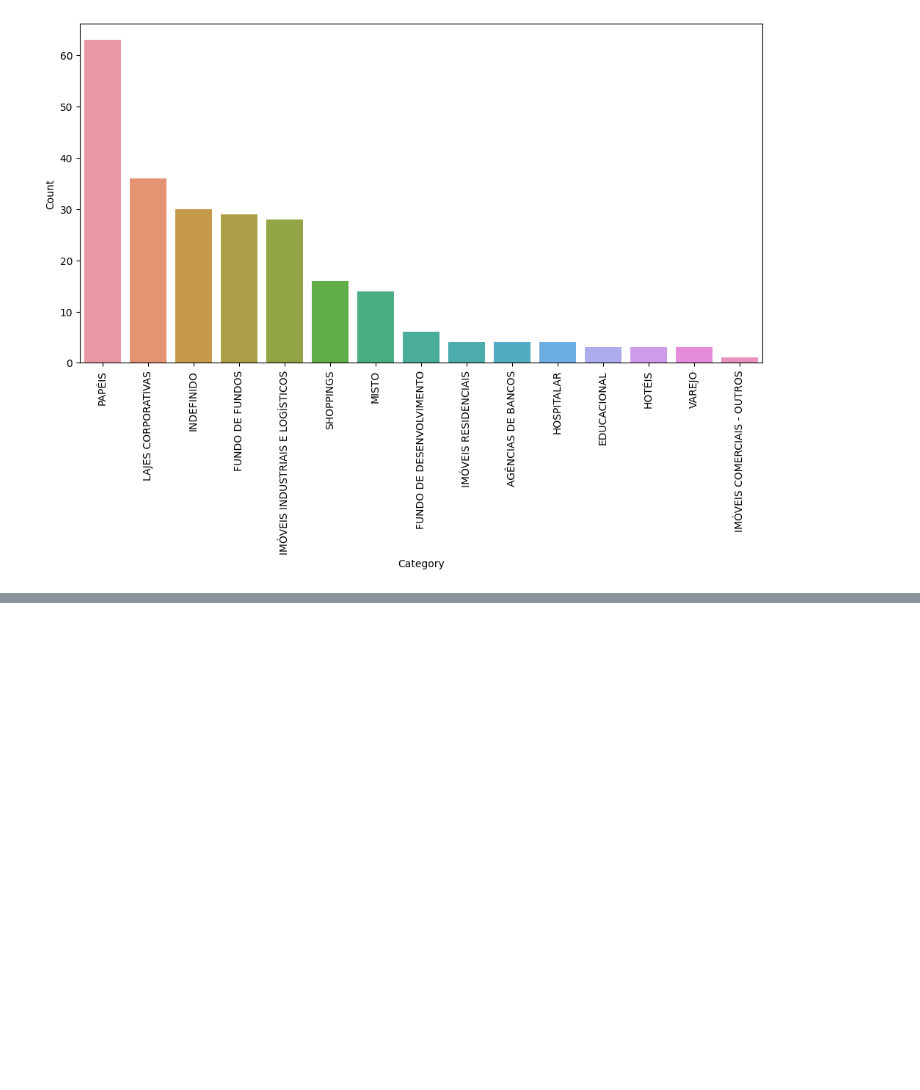
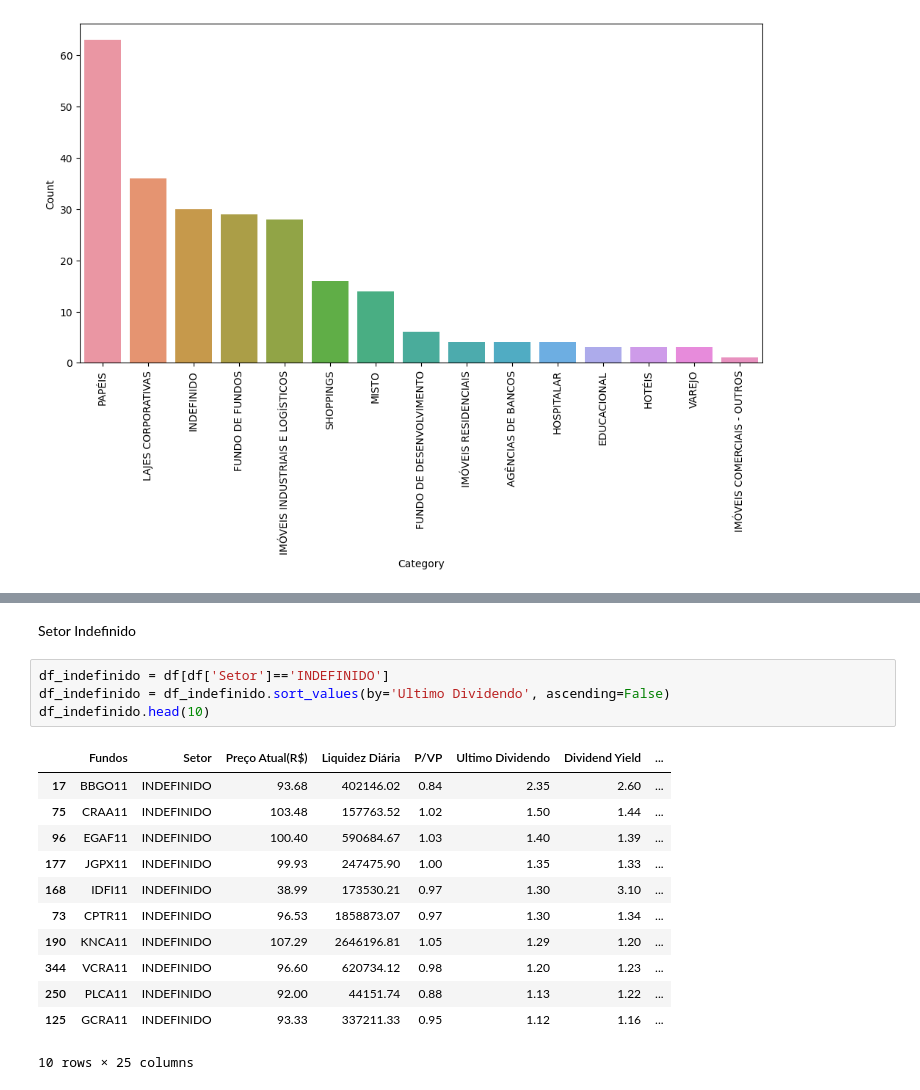
Before and after one commit to Riguini/Fundos-imobiliarios-FIIS-, a Jupyter notebook: FIIS.ipynb, the cells around one changed output, grey strips where cells are left out. Saved outputs shown, nothing was run; the diff lists cells and outputs as text; blank space fills up the shorter version.

```diff
--- a/FIIS.ipynb
+++ b/FIIS.ipynb
@@ -255,0 +302,19 @@ plt.show()
+# %% [markdown]
+Setor Indefinido
+# %%
+df_indefinido = df[df['Setor']=='INDEFINIDO']
+df_indefinido = df_indefinido.sort_values(by='Ultimo Dividendo', ascending=False)
+df_indefinido.head(10)
+# %% [output]
+|  | Fundos | Setor | Preço Atual(R$) | Liquidez Diária | P/VP | Ultimo Dividendo | Dividend Yield | ... |
+| 17 | BBGO11 | INDEFINIDO | 93.68 | 402146.02 | 0.84 | 2.35 | 2.60 | ... |
+| 75 | CRAA11 | INDEFINIDO | 103.48 | 157763.52 | 1.02 | 1.50 | 1.44 | ... |
+| 96 | EGAF11 | INDEFINIDO | 100.40 | 590684.67 | 1.03 | 1.40 | 1.39 | ... |
+| 177 | JGPX11 | INDEFINIDO | 99.93 | 247475.90 | 1.00 | 1.35 | 1.33 | ... |
+| 168 | IDFI11 | INDEFINIDO | 38.99 | 173530.21 | 0.97 | 1.30 | 3.10 | ... |
+| 73 | CPTR11 | INDEFINIDO | 96.53 | 1858873.07 | 0.97 | 1.30 | 1.34 | ... |
+| 190 | KNCA11 | INDEFINIDO | 107.29 | 2646196.81 | 1.05 | 1.29 | 1.20 | ... |
+| 344 | VCRA11 | INDEFINIDO | 96.60 | 620734.12 | 0.98 | 1.20 | 1.23 | ... |
+| 250 | PLCA11 | INDEFINIDO | 92.00 | 44151.74 | 0.88 | 1.13 | 1.22 | ... |
+| 125 | GCRA11 | INDEFINIDO | 93.33 | 337211.33 | 0.95 | 1.12 | 1.16 | ... |
+10 rows × 25 columns
```
Also changed, not shown: parts of 18 cells of this notebook.
